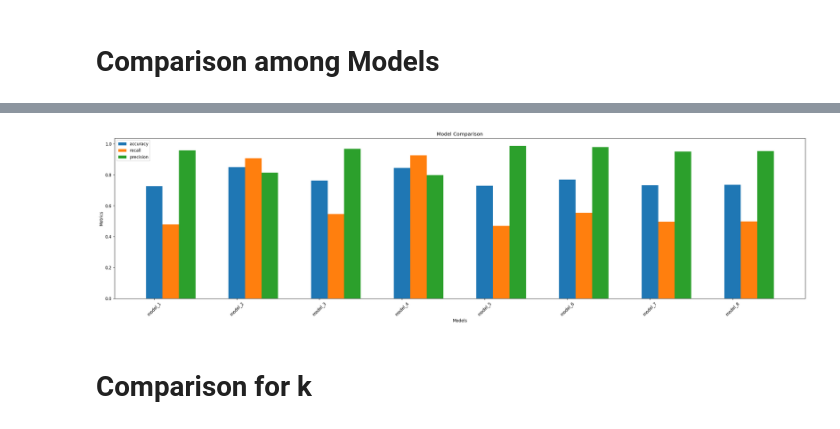
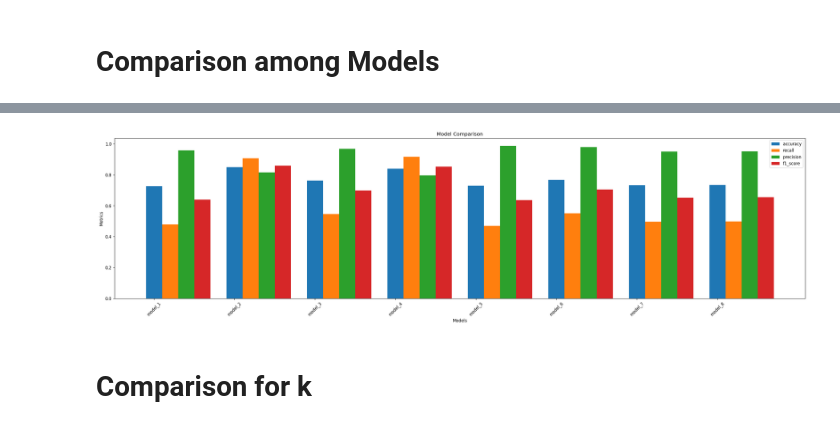
Before and after one commit to uhSuiL/TextMining, a Jupyter notebook: HW2/plot.ipynb, the cells around one changed output, grey strips where cells are left out. Saved outputs shown, nothing was run; the diff lists cells and outputs as text; code cells hidden in the pictures.

Commit message:
add f1_score

```diff
--- a/HW2/plot.ipynb
+++ b/HW2/plot.ipynb
@@ -30,28 +30,30 @@ models_metrics
 # %%
 fig, ax = plt.subplots(dpi=120, figsize=(30, 7))
 ax.set_title("Model Comparison")
 
 x_ticks = np.arange(len(models_metrics.keys()))
 bar_width = 0.2
 
 accuracy = [metrics[0] for metrics in models_metrics.values()]
 recall = [metrics[1] for metrics in models_metrics.values()]
 precision = [metrics[2] for metrics in models_metrics.values()]
+f1_score = [metrics[3] for metrics in models_metrics.values()]
 
 ax.bar(x_ticks, height=accuracy, width=bar_width, label='accuracy')
 ax.bar(x_ticks + bar_width, height=recall, width=bar_width, label='recall')
 ax.bar(x_ticks + 2*bar_width, height=precision, width=bar_width, label='precision')
+ax.bar(x_ticks + 3*bar_width, height=f1_score, width=bar_width, label='f1_score')
 
 ax.set_xlabel("Models")
 ax.set_ylabel("Metrics")
 
 ax.set_xticks(x_ticks)
 ax.set_xticklabels([f"model_{i}" for i in range(1, len(models_metrics.keys())+1)], rotation=45)
 ax.legend()
 
 fig.savefig("./img/comparison_among_models.png")
 # %% [output]
-[figure, old version]
+[figure, new version]
 # %% [markdown]
 # Comparison for k
 # %%
```
Also changed, not shown: parts of 3 cells of this notebook, 5 other files.
